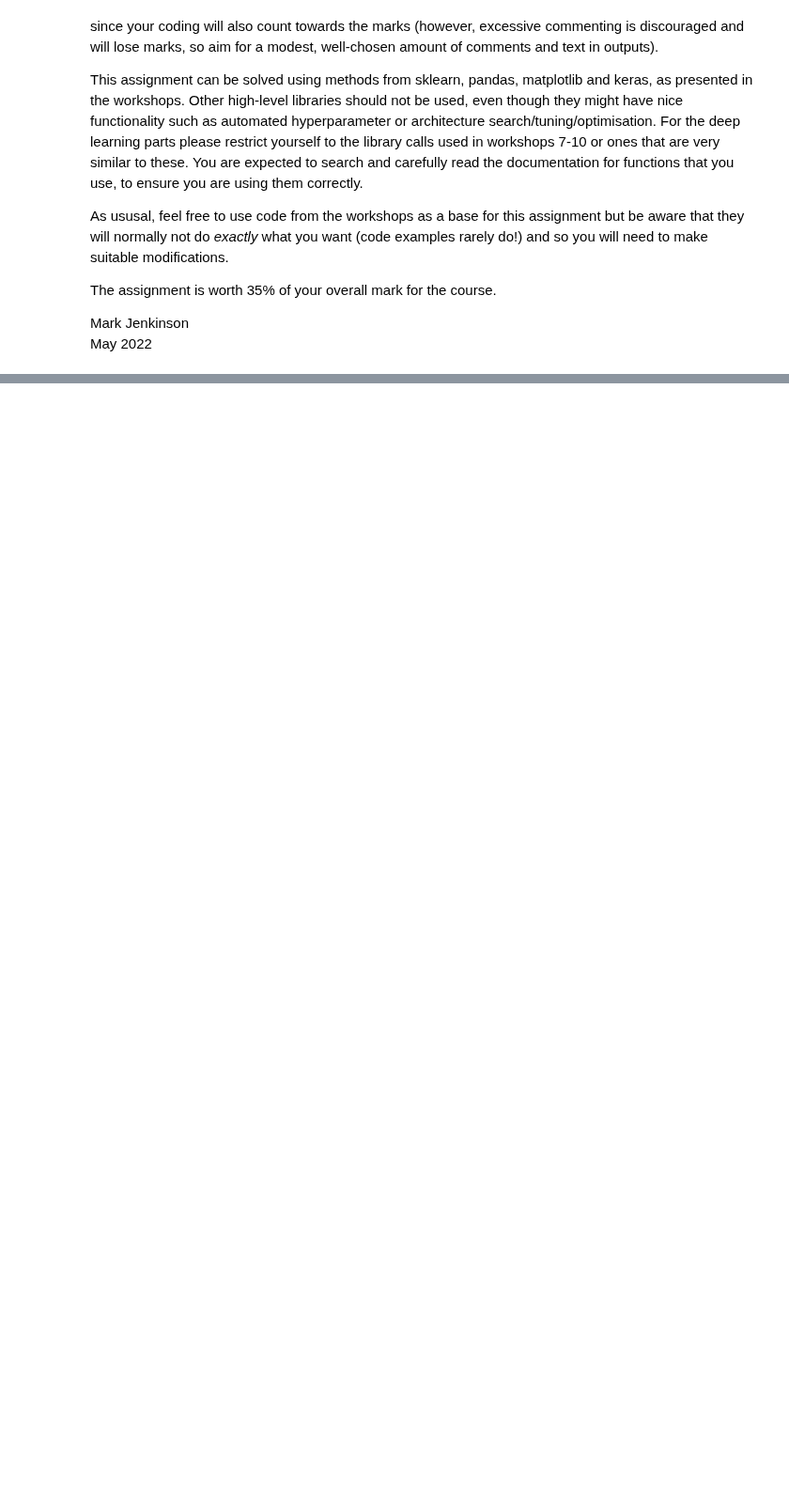
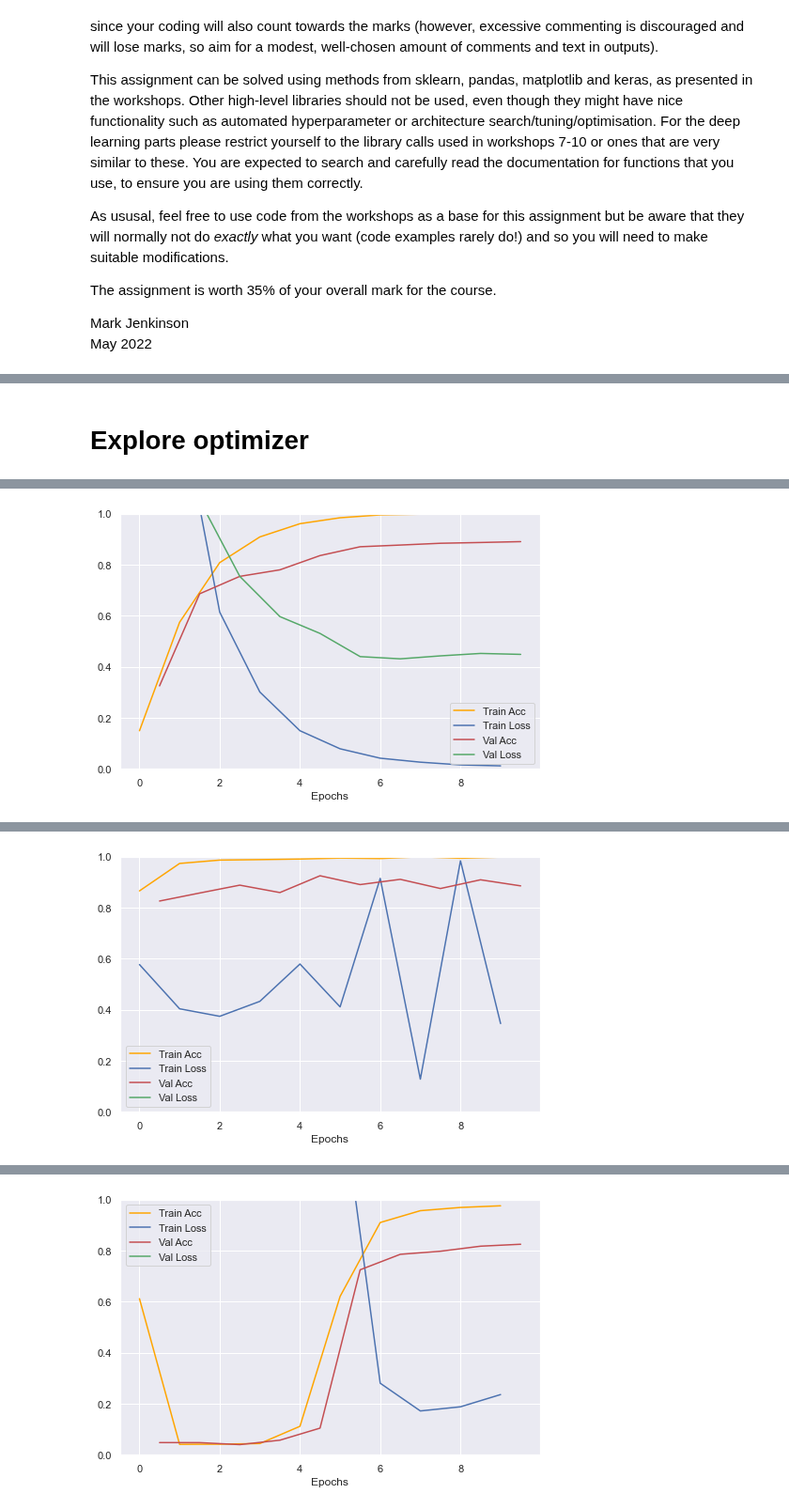
Before and after one commit to XiaoLinZzz/Machine-learning, a Jupyter notebook: A3/Assignment3_UMLT_2022_instructions.ipynb, the cells around one changed output, grey strips where cells are left out. Shown at 94% size. Saved outputs shown, nothing was run; the diff lists cells and outputs as text; code cells hidden in the pictures; blank space fills up the shorter version.

```diff
--- a/A3/Assignment3_UMLT_2022_instructions.ipynb
+++ b/A3/Assignment3_UMLT_2022_instructions.ipynb
@@ -320,0 +371,9 @@ AttributeError: 'Base_CNN' object has no attribute 'fit'
+# %% [markdown]
+# Explore optimizer
+# %%
+res=[]
+for optimizer,lr in [[keras.optimizers.SGD,0.01], [keras.optimizers.Adam,0.01], [keras.optimizers.Nadam,0.01], [keras.optimizers.RMSprop, 0.01]  ]:
+    valacc, history, discard = do_cnn(hiddensizes, actfn, optimizer, lr, n_train, n_valid, n_epochs, batch_size)
+    plot_history(history)
+    res += [[valacc]]
+# %% [output]
@@ -320,0 +400 @@ AttributeError: 'Base_CNN' object has no attribute 'fit'
+[figure, added]
@@ -320,0 +421 @@ AttributeError: 'Base_CNN' object has no attribute 'fit'
+[figure, added]
@@ -320,0 +442 @@ AttributeError: 'Base_CNN' object has no attribute 'fit'
+[figure, added]
```
Also changed, not shown: parts of 43 cells of this notebook, 7 other files.
